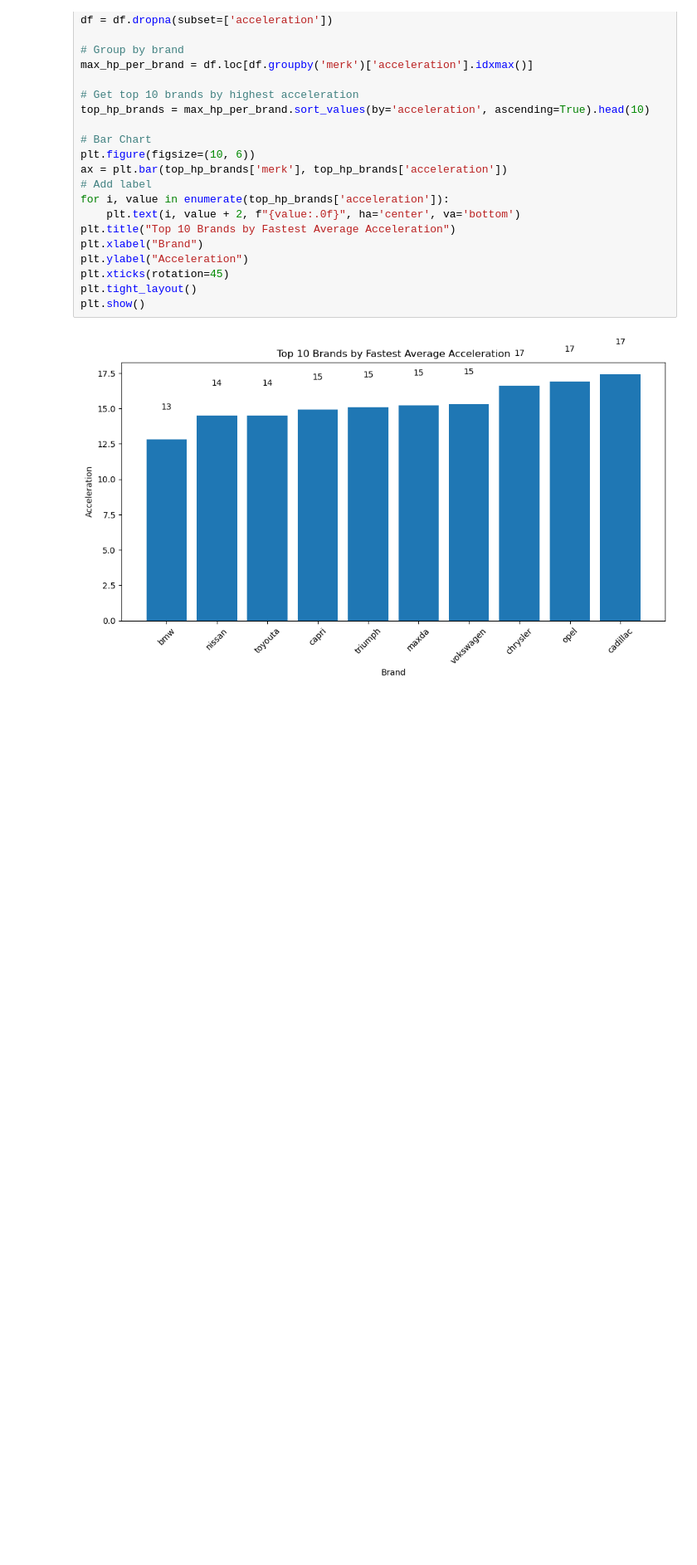
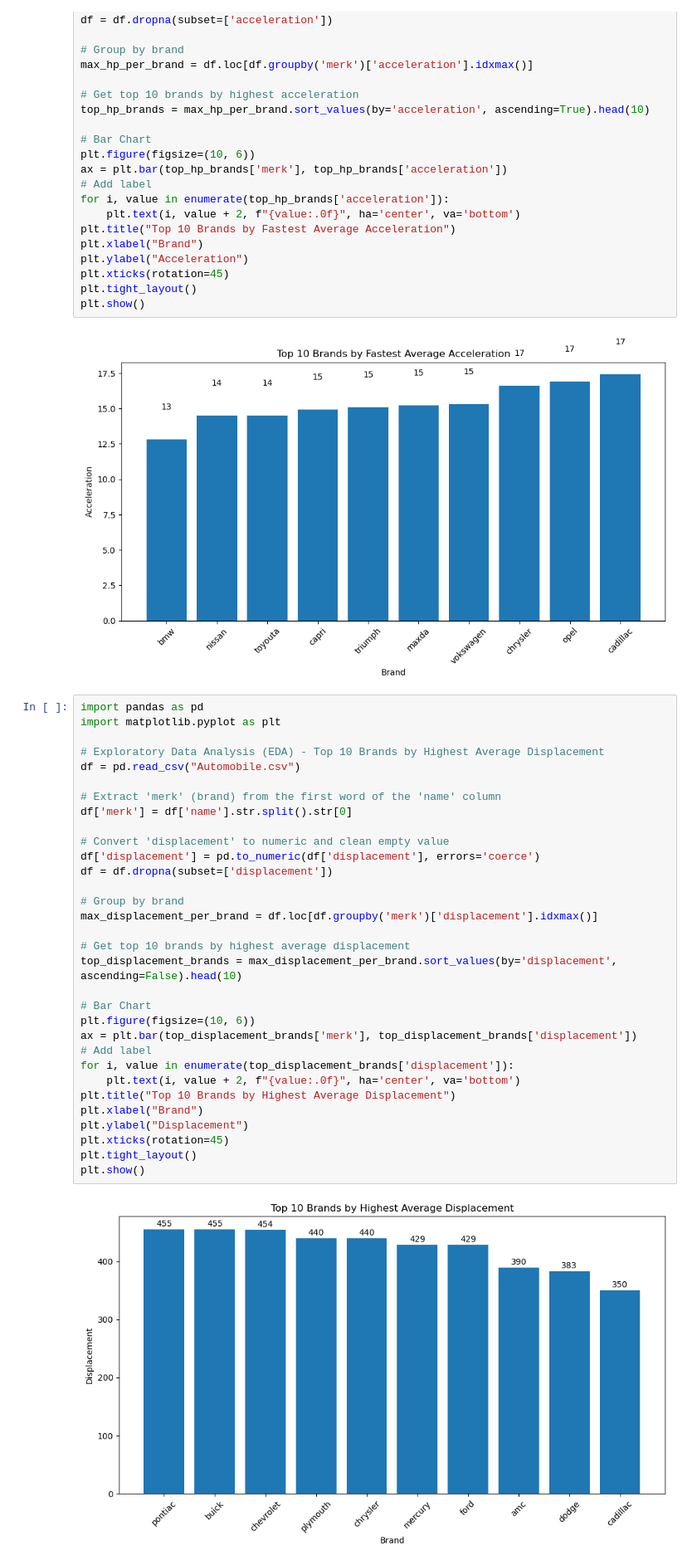
Before and after one commit to FlazeFy2/DS-Car_Information_Dataset, a Jupyter notebook: exploratory data analysis-bar.ipynb, the cells around one changed output. Shown: that part at 83% size. Cells and saved outputs as stored; diff of their text form; blank space fills up the shorter version.

Commit message:
[DS] Exploratory Data Analysis (EDA) - Top 10 Brands by Highest Average Displacement

```diff
--- a/exploratory data analysis-bar.ipynb
+++ b/exploratory data analysis-bar.ipynb
@@ -127,3 +127,37 @@ plt.tight_layout()
 plt.show()
 # %% [output]
 [figure]
+# %%
+import pandas as pd
+import matplotlib.pyplot as plt
+
+# Exploratory Data Analysis (EDA) - Top 10 Brands by Highest Average Displacement
+df = pd.read_csv("Automobile.csv")
+
+# Extract 'merk' (brand) from the first word of the 'name' column
+df['merk'] = df['name'].str.split().str[0]
+
+# Convert 'displacement' to numeric and clean empty value
+df['displacement'] = pd.to_numeric(df['displacement'], errors='coerce')
+df = df.dropna(subset=['displacement'])
+
+# Group by brand
+max_displacement_per_brand = df.loc[df.groupby('merk')['displacement'].idxmax()]
+
+# Get top 10 brands by highest average displacement
+top_displacement_brands = max_displacement_per_brand.sort_values(by='displacement', ascending=False).head(10)
+
+# Bar Chart
+plt.figure(figsize=(10, 6))
+ax = plt.bar(top_displacement_brands['merk'], top_displacement_brands['displacement'])
+# Add label
+for i, value in enumerate(top_displacement_brands['displacement']):
+    plt.text(i, value + 2, f"{value:.0f}", ha='center', va='bottom')
+plt.title("Top 10 Brands by Highest Average Displacement")
+plt.xlabel("Brand")
+plt.ylabel("Displacement")
+plt.xticks(rotation=45)
+plt.tight_layout()
+plt.show()
+# %% [output]
+[figure, added]
```
